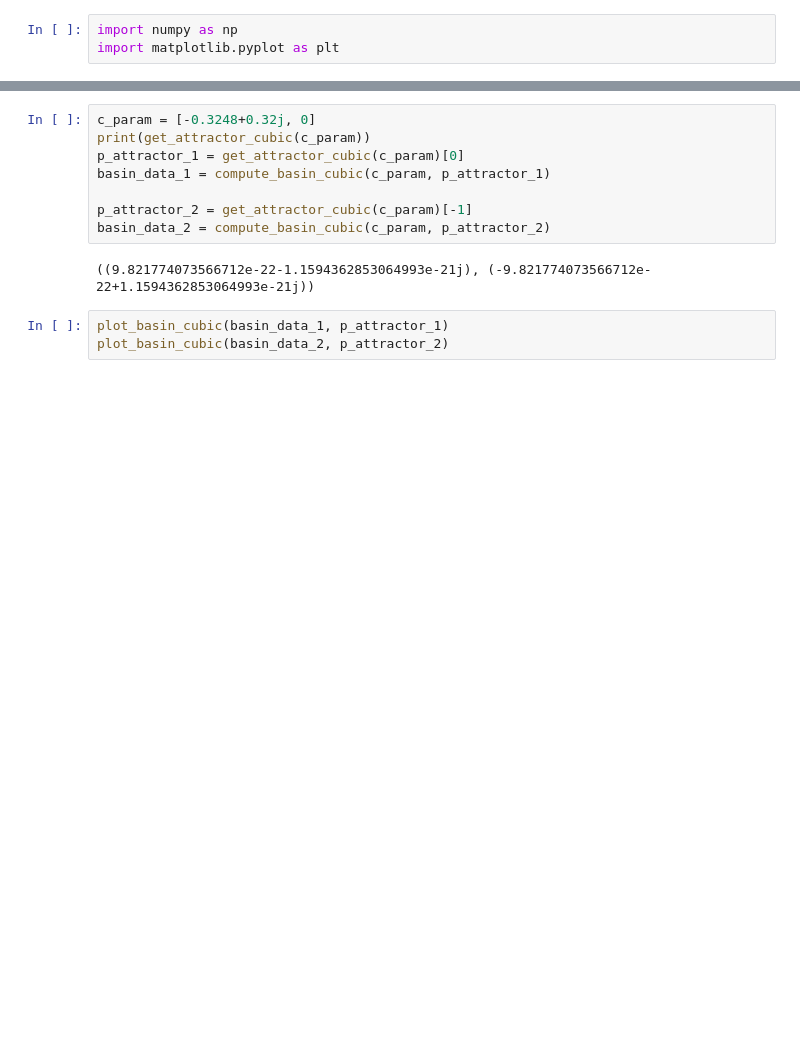
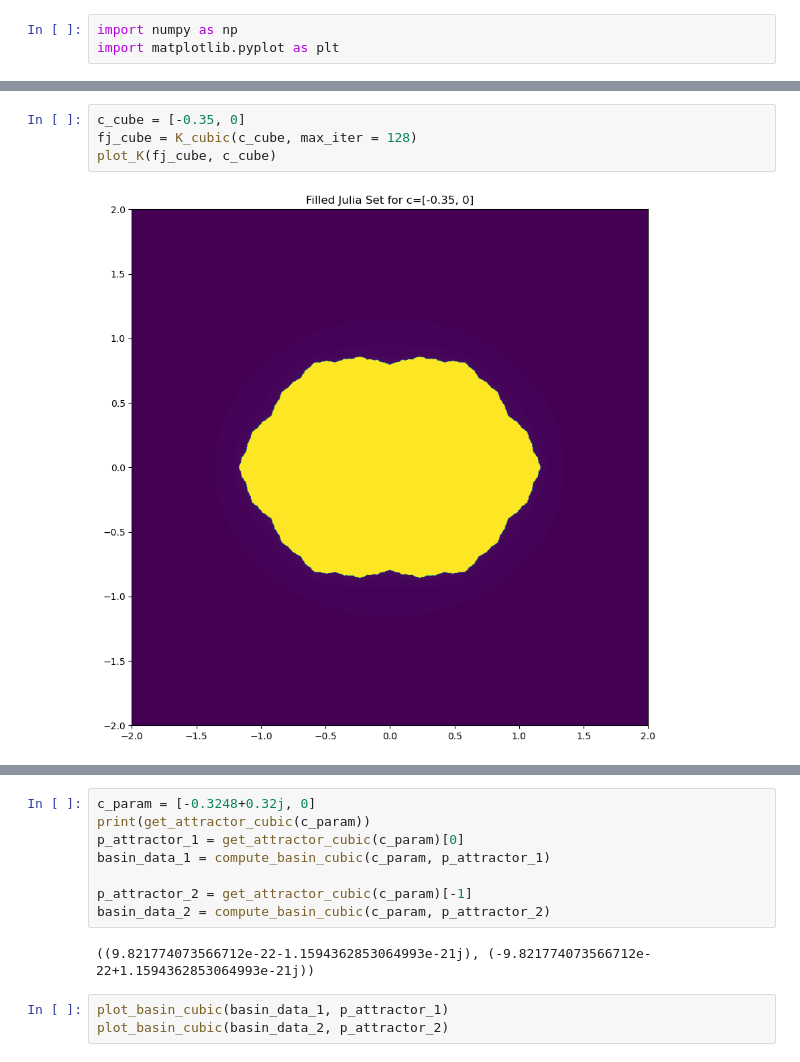
Before and after one commit to seeingquietjohn/holodyn, a Jupyter notebook: basins.ipynb, the cells around one changed output, grey strips where cells are left out. Drawn from its saved outputs; the diff is of its cells as text; blank space fills up the shorter version.

```diff
--- a/basins.ipynb
+++ b/basins.ipynb
@@ -80,0 +151,6 @@ def plot_basin_cubic(basin, attractor, bounds=2.0):
+# %%
+c_cube = [-0.35, 0]
+fj_cube = K_cubic(c_cube, max_iter = 128)
+plot_K(fj_cube, c_cube)
+# %% [output]
+[figure, added]
```
Also changed, not shown: parts of 3 cells of this notebook, 1 other file.
